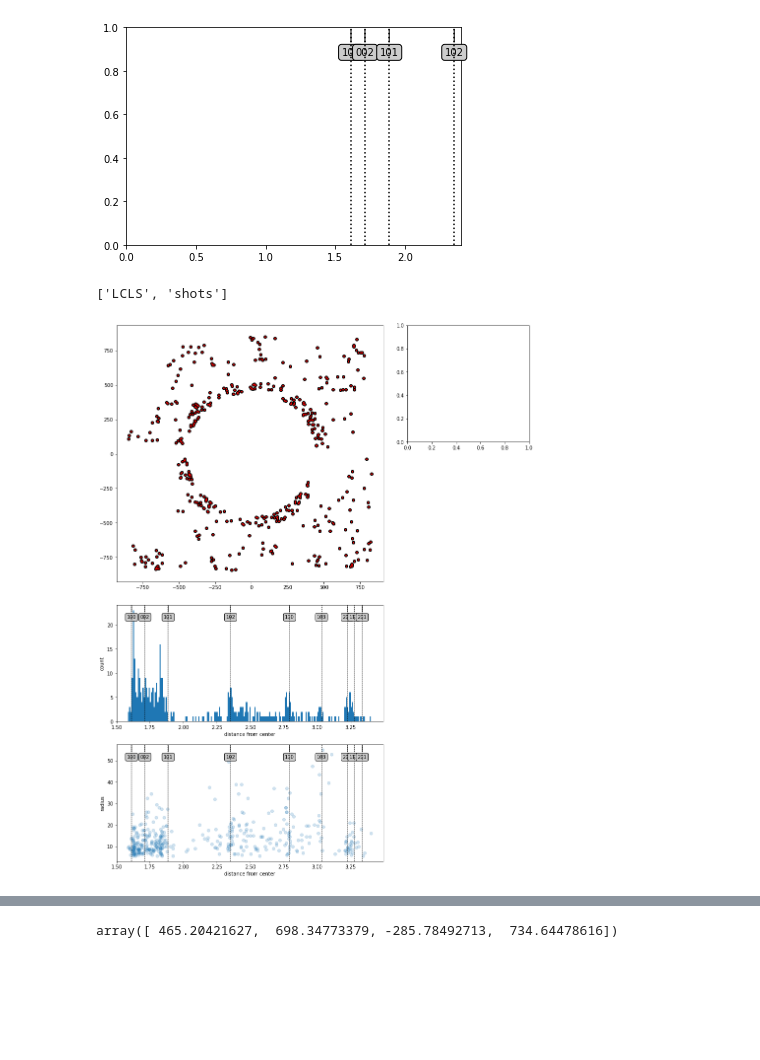
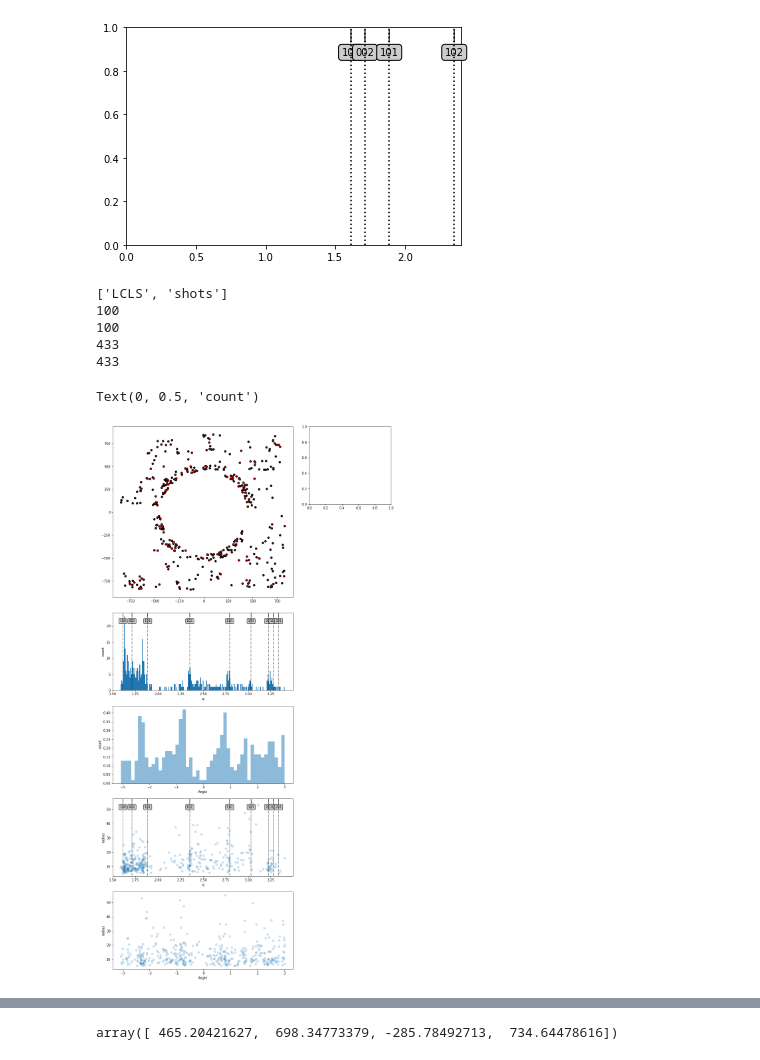
Before and after one commit to Sellberg-lab/Bragg-CDI-ice-analysis, a Jupyter notebook: examples/Analysis_Olof.ipynb, the cells around one changed output, grey strips where cells are left out. Drawn from its saved outputs; the diff is of its cells as text; code cells hidden in the pictures; blank space fills up the shorter version.

```diff
--- a/examples/Analysis_Olof.ipynb
+++ b/examples/Analysis_Olof.ipynb
@@ -300,8 +302,12 @@ print(list(f.keys()))
 list_of_shots = [x for x in f['shots'].keys()]
 
 plt.close('all')
-axd = plt.figure(figsize=[15, 20]).subplot_mosaic([["hits", "hits", "colorbar"], [
-    "hits", "hits", "."], ["distance", "distance", "."], ["radius", "radius", "."]])
+axd = plt.figure(figsize=[15, 30]).subplot_mosaic([["hits", "hits", "colorbar"],
+                                                   ["hits", "hits", "."],
+                                                   ["distance", "distance", "."],
+                                                   ["angle", "angle", "."],
+                                                   ["radius", "radius", "."],
+                                                   ["polar_radius", "polar_radius", "."]])
 
 
 # identify_axes(axd)
@@ -335,6 +341,8 @@ for shot_index, shot in enumerate(list_of_shots):
             distances_to_center_pixels.append(distance_to_center)
             radii.append(radii_this_shot[peak_index])
 
+r_arr=[]
+theta_arr=[]
 
 for shot_index, shot in enumerate(list_of_shots):
 
@@ -346,7 +354,13 @@ for shot_index, shot in enumerate(list_of_shots):
         radii_this_shot = f['shots'][shot]['peakRadiiInPixels']
 
         cartesian=np.array([pol2cart(r,theta) for (r,theta) in peaks])
-        ax.scatter(cartesian[:,0], cartesian[:,1],s=4, c='red')
+        ax.scatter(cartesian[:,0], cartesian[:,1],s=3, c='red')
+
+        for peak in peaks:
+            r_arr.append(peak[0])
+            theta_arr.append(peak[1])
+        #r_arr.extend(peaks[0])
+        #theta_arr.extend(peaks[1])
 
         #ax.scatter(x,y,c='red')
         '''
@@ -362,38 +376,68 @@ for shot_index, shot in enumerate(list_of_shots):
 
 distances_to_center = distances_to_center_pixels
 _ = distance_to_center_ax.hist(px_to_q(f, distances_to_center), bins=200)
 
-distance_to_center_ax.set_xlabel("distance from center")
+distance_to_center_ax.set_xlabel("q")
 distance_to_center_ax.set_ylabel("count")
 distance_to_center_ax.set_xlim(left=1.5)
 add_hkl_to_ax(distance_to_center_ax, add_labels=True)
+
+
+
+
+axd["radius"].scatter(px_to_q(f, distances_to_center), radii, alpha=0.2)
+axd["radius"].set_xlabel("q")
+axd["radius"].set_ylabel("radius")
+axd["radius"].set_xlim(left=1.5)
+add_hkl_to_ax(axd["radius"], add_labels=True)
 
 
 wavelength_AA = f['LCLS']['wavelengthInAngstromMean'][()]  # wavelength in Å
 # Distance in m
 distance_to_detector_m = f['LCLS']['detectorDistanceInMeterMean'][()]
 pixel_size_m = f['LCLS']['detectorPixelSizeInMicron'][()] * \
     1e-6  # pixel size in m
 
+
 q=pos2q(r,wavelength_AA,distance_to_detector_m,pixel_size_m)
-
-axd["radius"].scatter(px_to_q(f, distances_to_center), radii, alpha=0.2)
-axd["radius"].set_xlabel("distance from center")
-axd["radius"].set_ylabel("radius")
-axd["radius"].set_xlim(left=1.5)
-add_hkl_to_ax(axd["radius"], add_labels=True)
+print(np.size(r))
+print(np.size(q))
+print(np.size(radii))
+print(np.size(theta_arr))
 
 
+axd["polar_radius"].scatter(theta_arr, radii, alpha=0.2)
+axd["polar_radius"].set_xlabel("Angle")
+axd["polar_radius"].set_ylabel("radius")
+
+a,b,c = axd["angle"].hist(theta_arr, alpha=0.5,bins=48,density=True)
+
+#axd["angle"].xaxis.set_major_formatter(ticker.FormatStrFormatter('%g $\pi$'))
+#axd["angle"].xaxis.set_major_formatter(ticker.StrMethodFormatter('{x} $\pi$'))
+#axd["angle"].xaxis.set_major_locator(ticker.MultipleLocator(base=np.pi))
+
+axd["angle"].set_xlabel("Angle")
+axd["angle"].set_ylabel("count")
+
+
+
+
+#axd["polar_radius"].set_xlim(left=1.5)
 
 # f.close()
 
 # list_of_shots[0].value()
 
 # center_of_mass=f['shots']['LCLS_2011_Feb28_r0144_162942_d41_cspad-angavg.h5']['peakCenterOfMassInPixels']
 # peakRadiiInPixels=f['shots']['LCLS_2011_Feb28_r0144_162942_d41_cspad-angavg.h5']['peakCenterOfMassInPixels']
 
 
 # plt.scatter(center_of_mass[:,0],center_of_mass[:,1],s=peakRadiiInPixels[:,1])
 # %% [output]
 ['LCLS', 'shots']
+100
+100
+433
+433
+Text(0, 0.5, 'count')
-[figure, old version]
+[figure, new version]
```
Also changed, not shown: parts of 2 cells of this notebook, 1 other file.
